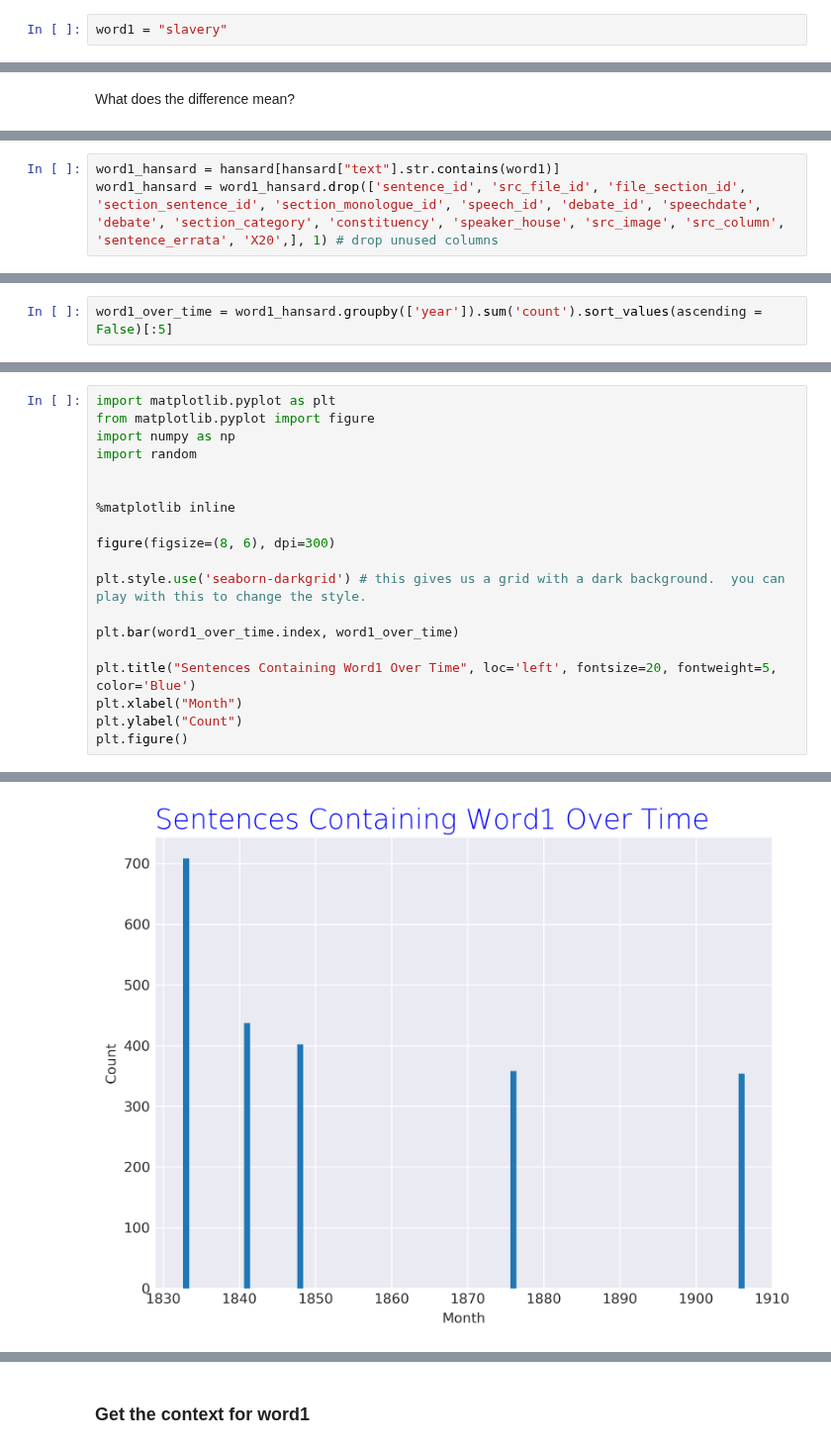
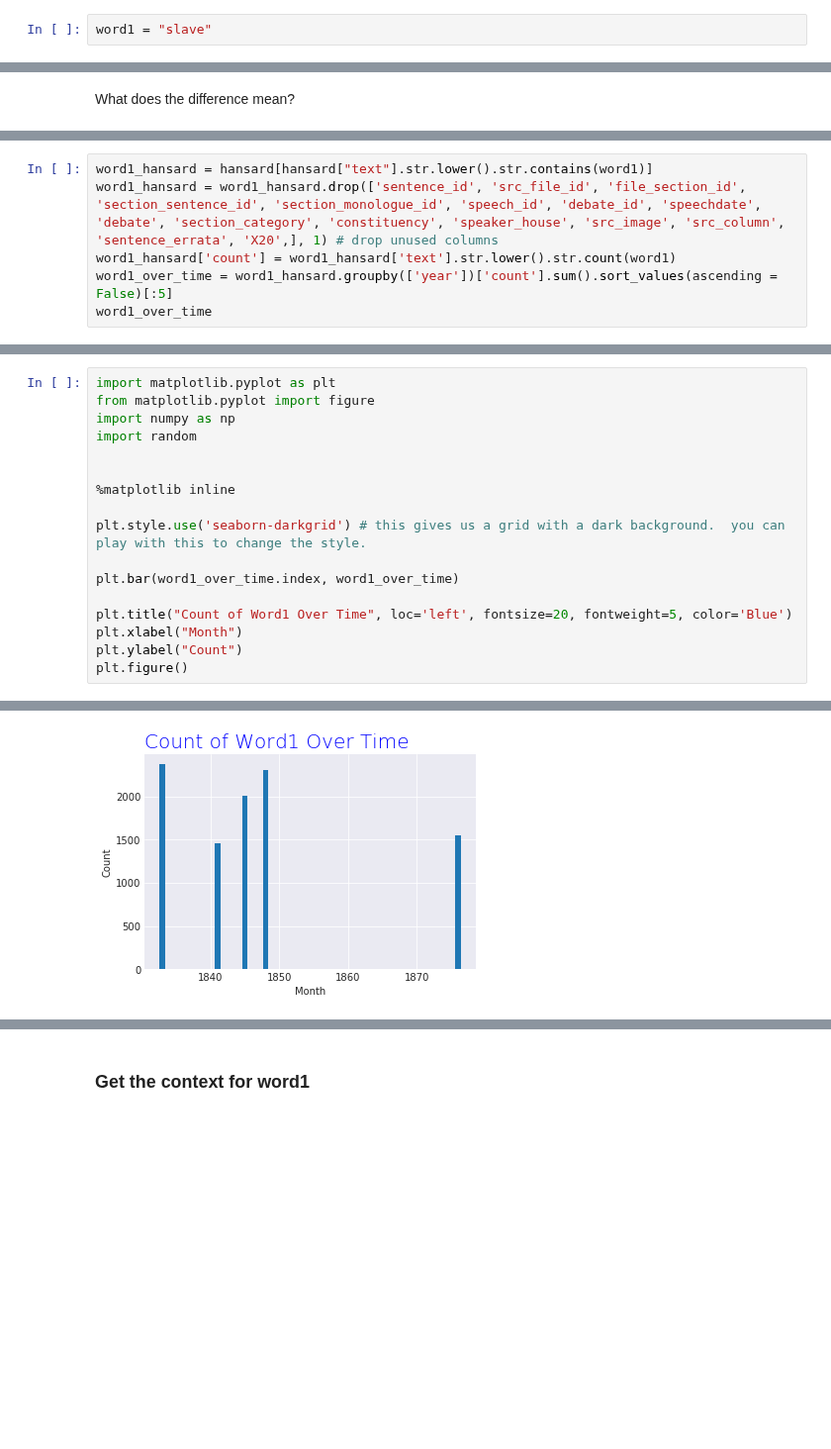
Before and after one commit to stephbuon/digital-history, a Jupyter notebook: hist3368-week6-measuring-change-and-using-groupby/hist3368-week6-collocated-words-over-time.ipynb, the cells around one changed output, grey strips where cells are left out. Shown at 99% size. Saved outputs shown, nothing was run; the diff lists cells and outputs as text; blank space fills up the shorter version.

```diff
--- a/hist3368-week6-measuring-change-and-using-groupby/hist3368-week6-collocated-words-over-time.ipynb
+++ b/hist3368-week6-measuring-change-and-using-groupby/hist3368-week6-collocated-words-over-time.ipynb
@@ -92,7 +92,7 @@ Let's talk about how to dive deeper into research.
 # %% [markdown]
 First, define the word or phrase that you want to look for.
 # %%
-word1 = "slavery"
+word1 = "slave"
 # %% [markdown]
 We learned that we can use **str.count()** to count the individual occurrences of a word per speech. str.count() takes one object, the word you're looking for. We're looking for *word1*, which is a variable containing the word 'malpractice.'
 
@@ -130,3 +130,6 @@ Let's find all the speeches in Hansard that mention word1 and count the number o
 # %%
-word1_hansard = hansard[hansard["text"].str.contains(word1)]
+word1_hansard = hansard[hansard["text"].str.lower().str.contains(word1)]
 word1_hansard = word1_hansard.drop(['sentence_id', 'src_file_id', 'file_section_id', 'section_sentence_id', 'section_monologue_id', 'speech_id', 'debate_id', 'speechdate', 'debate', 'section_category', 'constituency', 'speaker_house', 'src_image', 'src_column', 'sentence_errata', 'X20',], 1) # drop unused columns
+word1_hansard['count'] = word1_hansard['text'].str.lower().str.count(word1)
+word1_over_time = word1_hansard.groupby(['year'])['count'].sum().sort_values(ascending = False)[:5]
+word1_over_time
@@ -135,2 +135,0 @@ word1_hansard['count'] = word1_hansard['text'].str.count(word1)
-# %%
-word1_over_time = word1_hansard.groupby(['year']).sum('count').sort_values(ascending = False)[:5]
@@ -149,25 +136,23 @@ dtype: int64
 # %%
 import matplotlib.pyplot as plt
 from matplotlib.pyplot import figure
 import numpy as np
 import random
 
 
 %matplotlib inline
 
-figure(figsize=(8, 6), dpi=300)
-
 plt.style.use('seaborn-darkgrid') # this gives us a grid with a dark background.  you can play with this to change the style.
 
 plt.bar(word1_over_time.index, word1_over_time)
 
-plt.title("Sentences Containing Word1 Over Time", loc='left', fontsize=20, fontweight=5, color='Blue')
+plt.title("Count of Word1 Over Time", loc='left', fontsize=20, fontweight=5, color='Blue')
 plt.xlabel("Month")
 plt.ylabel("Count")
 plt.figure()
 # %% [output]
 <Figure size 432x288 with 0 Axes>
-[figure, old version]
+[figure, new version]
 <Figure size 432x288 with 0 Axes>
 # %% [markdown]
 ### Get the context for word1
```
Also changed, not shown: parts of 28 cells of this notebook.
